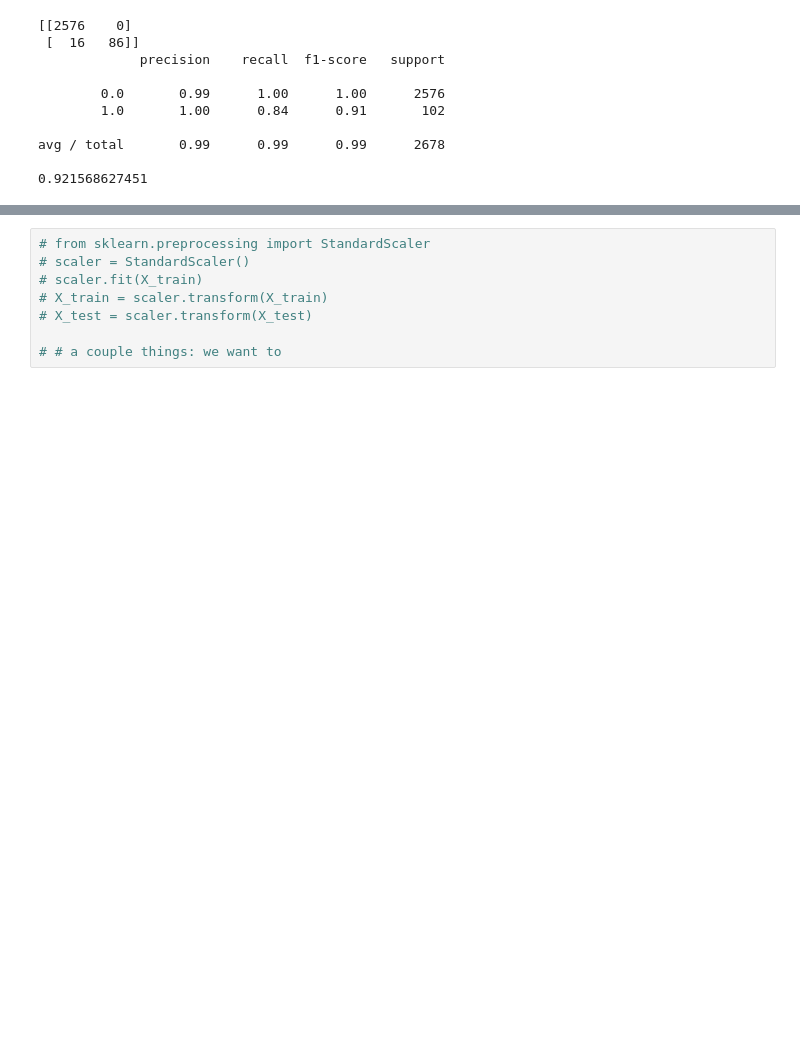
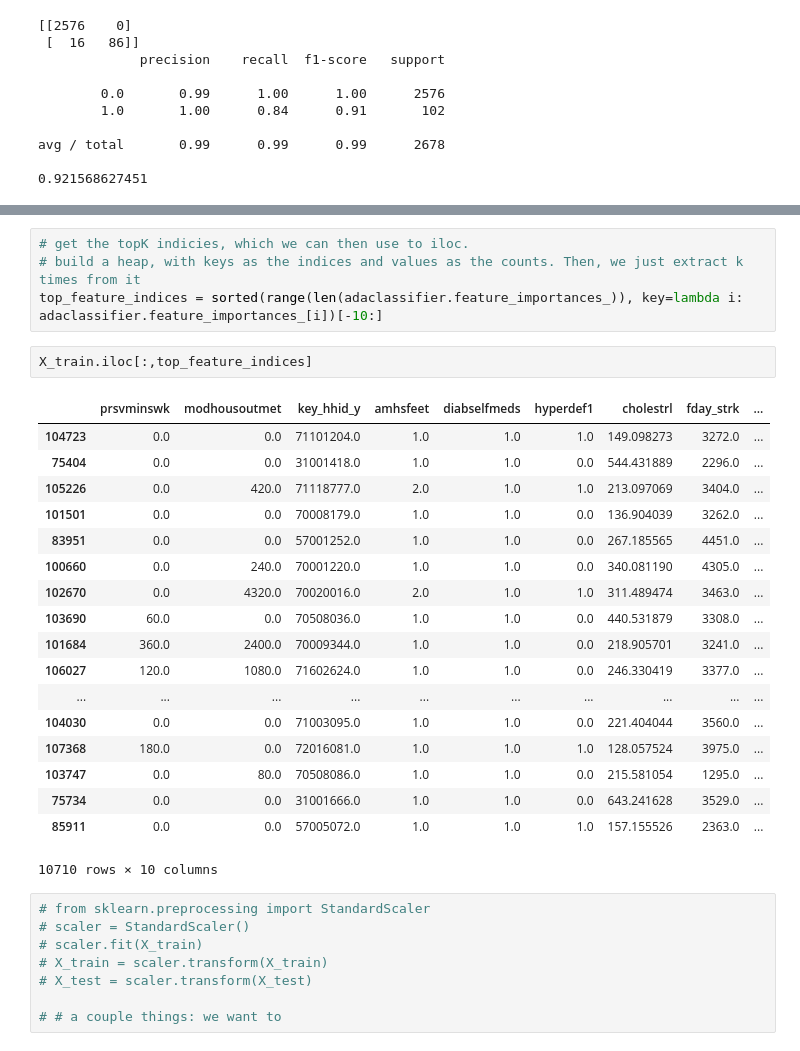
Before and after one commit to johntiger1/pure_diabetes, a Jupyter notebook: model_on_country_fairness_rich.ipynb, the cells around one changed output, grey strips where cells are left out. Drawn from its saved outputs; the diff is of its cells as text; blank space fills up the shorter version.

Commit message:
add feature importances

```diff
--- a/model_on_country_fairness_rich.ipynb
+++ b/model_on_country_fairness_rich.ipynb
@@ -536,3 +556,28 @@ avg / total       0.99      0.99      0.99      2678
+# %%
+# get the topK indicies, which we can then use to iloc.
+# build a heap, with keys as the indices and values as the counts. Then, we just extract k times from it
+top_feature_indices = sorted(range(len(adaclassifier.feature_importances_)), key=lambda i: adaclassifier.feature_importances_[i])[-10:]
+# %%
+X_train.iloc[:,top_feature_indices]
+# %% [output]
+|  | prsvminswk | modhousoutmet | key_hhid_y | amhsfeet | diabselfmeds | hyperdef1 | cholestrl | fday_strk | ... |
+| 104723 | 0.0 | 0.0 | 71101204.0 | 1.0 | 1.0 | 1.0 | 149.098273 | 3272.0 | ... |
+| 75404 | 0.0 | 0.0 | 31001418.0 | 1.0 | 1.0 | 0.0 | 544.431889 | 2296.0 | ... |
+| 105226 | 0.0 | 420.0 | 71118777.0 | 2.0 | 1.0 | 1.0 | 213.097069 | 3404.0 | ... |
+| 101501 | 0.0 | 0.0 | 70008179.0 | 1.0 | 1.0 | 0.0 | 136.904039 | 3262.0 | ... |
+| 83951 | 0.0 | 0.0 | 57001252.0 | 1.0 | 1.0 | 0.0 | 267.185565 | 4451.0 | ... |
+| 100660 | 0.0 | 240.0 | 70001220.0 | 1.0 | 1.0 | 0.0 | 340.081190 | 4305.0 | ... |
+| 102670 | 0.0 | 4320.0 | 70020016.0 | 2.0 | 1.0 | 1.0 | 311.489474 | 3463.0 | ... |
+| 103690 | 60.0 | 0.0 | 70508036.0 | 1.0 | 1.0 | 0.0 | 440.531879 | 3308.0 | ... |
+| 101684 | 360.0 | 2400.0 | 70009344.0 | 1.0 | 1.0 | 0.0 | 218.905701 | 3241.0 | ... |
+| 106027 | 120.0 | 1080.0 | 71602624.0 | 1.0 | 1.0 | 0.0 | 246.330419 | 3377.0 | ... |
+| ... | ... | ... | ... | ... | ... | ... | ... | ... | ... |
+| 104030 | 0.0 | 0.0 | 71003095.0 | 1.0 | 1.0 | 0.0 | 221.404044 | 3560.0 | ... |
+| 107368 | 180.0 | 0.0 | 72016081.0 | 1.0 | 1.0 | 1.0 | 128.057524 | 3975.0 | ... |
+| 103747 | 0.0 | 80.0 | 70508086.0 | 1.0 | 1.0 | 0.0 | 215.581054 | 1295.0 | ... |
+| 75734 | 0.0 | 0.0 | 31001666.0 | 1.0 | 1.0 | 0.0 | 643.241628 | 3529.0 | ... |
+| 85911 | 0.0 | 0.0 | 57005072.0 | 1.0 | 1.0 | 1.0 | 157.155526 | 2363.0 | ... |
+10710 rows × 10 columns
 # %%
 # from sklearn.preprocessing import StandardScaler
 # scaler = StandardScaler()
```
Also changed, not shown: parts of 1 cell of this notebook.
